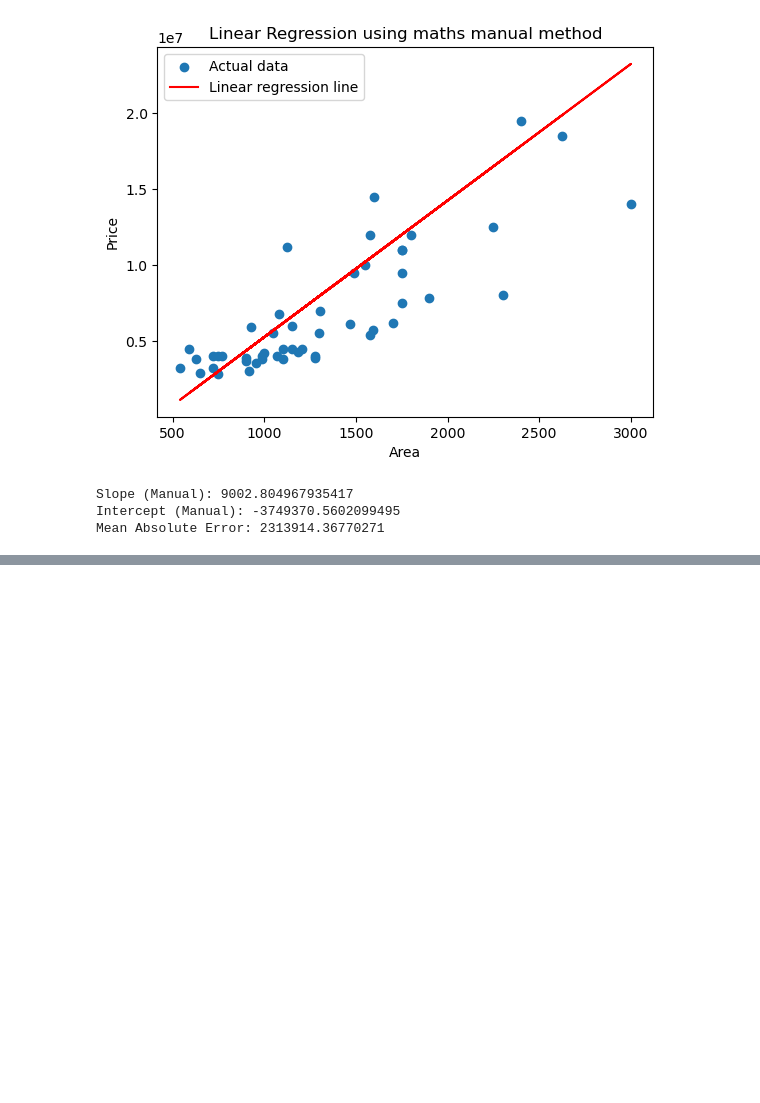
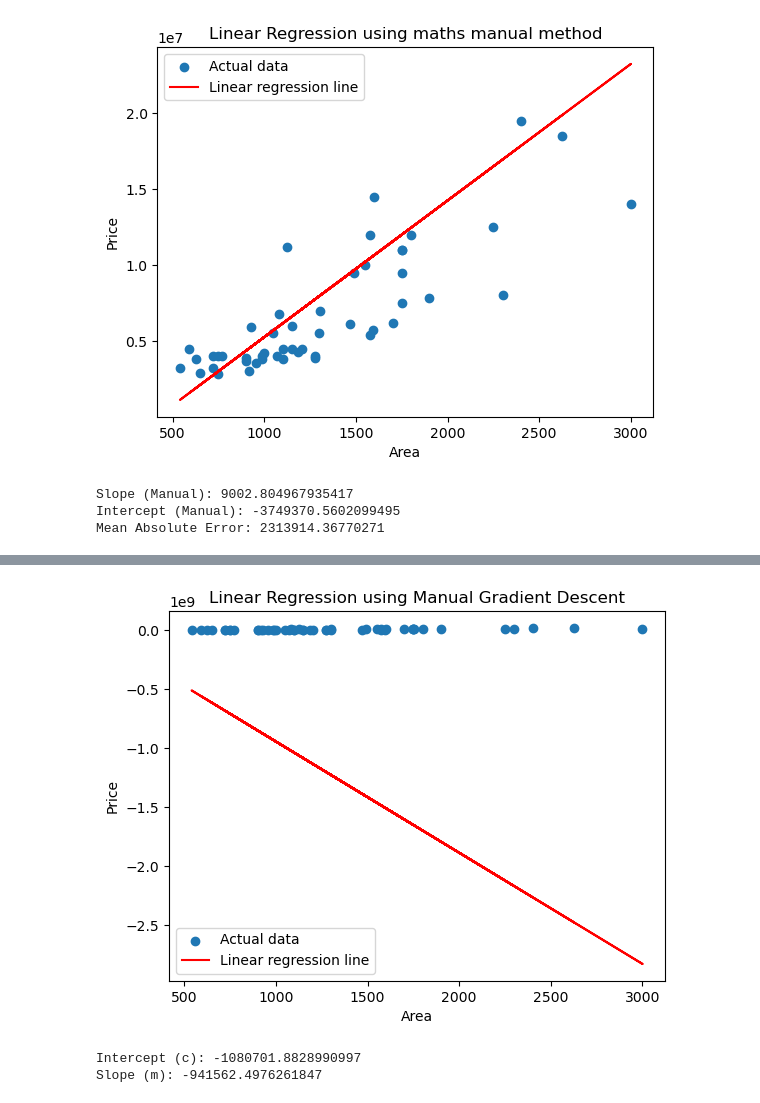
Before and after one commit to Abhishek7415/IA, a Jupyter notebook: Untitled - Copy.ipynb, the cells around one changed output, grey strips where cells are left out. Saved outputs shown, nothing was run; the diff lists cells and outputs as text; code cells hidden in the pictures; blank space fills up the shorter version.

Commit message:
Add files via upload
gradient descent on last

```diff
--- a/Untitled - Copy.ipynb
+++ b/Untitled - Copy.ipynb
@@ -113,3 +113,71 @@ print('Mean Absolute Error:', mae)
 Slope (Manual): 9002.804967935417
 Intercept (Manual): -3749370.5602099495
 Mean Absolute Error: 2313914.36770271
+# %%
+import numpy as np
+import matplotlib.pyplot as plt
+
+# Sample data
+X = np.array(train_data['area'].iloc[0:300])
+y = np.array(train_data['price'].iloc[0:300])
+
+#Normalize the values
+X = (X - np.mean(X)) / np.std(X)
+
+
+
+# Hyperparameters
+learning_rate = 0.001
+epochs = 50
+
+# Initialize parameters
+m = 0.0  # Slope
+c = 0.0  # Intercept
+
+# Mean squared errors
+MSE = []
+
+# Perform gradient descent
+for epoch in range(epochs):
+    # Calculate predictions
+    predictions = c + m * X
+
+    # Calculate errors
+    error = predictions - y
+    squared_error = error**2  # Fix variable name
+    mse = np.mean(squared_error)
+    MSE.append(mse)
+
+    # Calculation of error gradients
+    dm = -2 * np.mean(error * X)
+    dc = -2 * np.mean(error)
+
+    # Update parameters using gradient descent
+    m = m - learning_rate * dm
+    c = c - learning_rate * dc
+
+    # Print progress
+    print(f'Epoch {epoch + 1}/{epochs}, MSE: {mse}')
+
+    print(MSE)
+    print(dm)
+    print(dc)
+    print(m)
+    print(c)
+
+# Create a linear regression line using the final parameters
+regression_line = c + m * test_data['area']
+
+# Visualize the data and the regression line
+plt.scatter(test_data['area'], test_data['price'], label='Actual data')
+plt.plot(test_data['area'], regression_line, color='red', label='Linear regression line')
+plt.xlabel('Area')
+plt.ylabel('Price')
+plt.title('Linear Regression using Manual Gradient Descent')
+plt.legend()
+plt.show()
+
+# Display the final parameters
+print('Intercept (c):', c)
+print('Slope (m):', m)
+# %% [output]
@@ -115,0 +201,3 @@ Mean Absolute Error: 2313914.36770271
+[figure, added]
+Intercept (c): -1080701.8828990997
+Slope (m): -941562.4976261847
```
Also changed, not shown: parts of 1 cell of this notebook.
